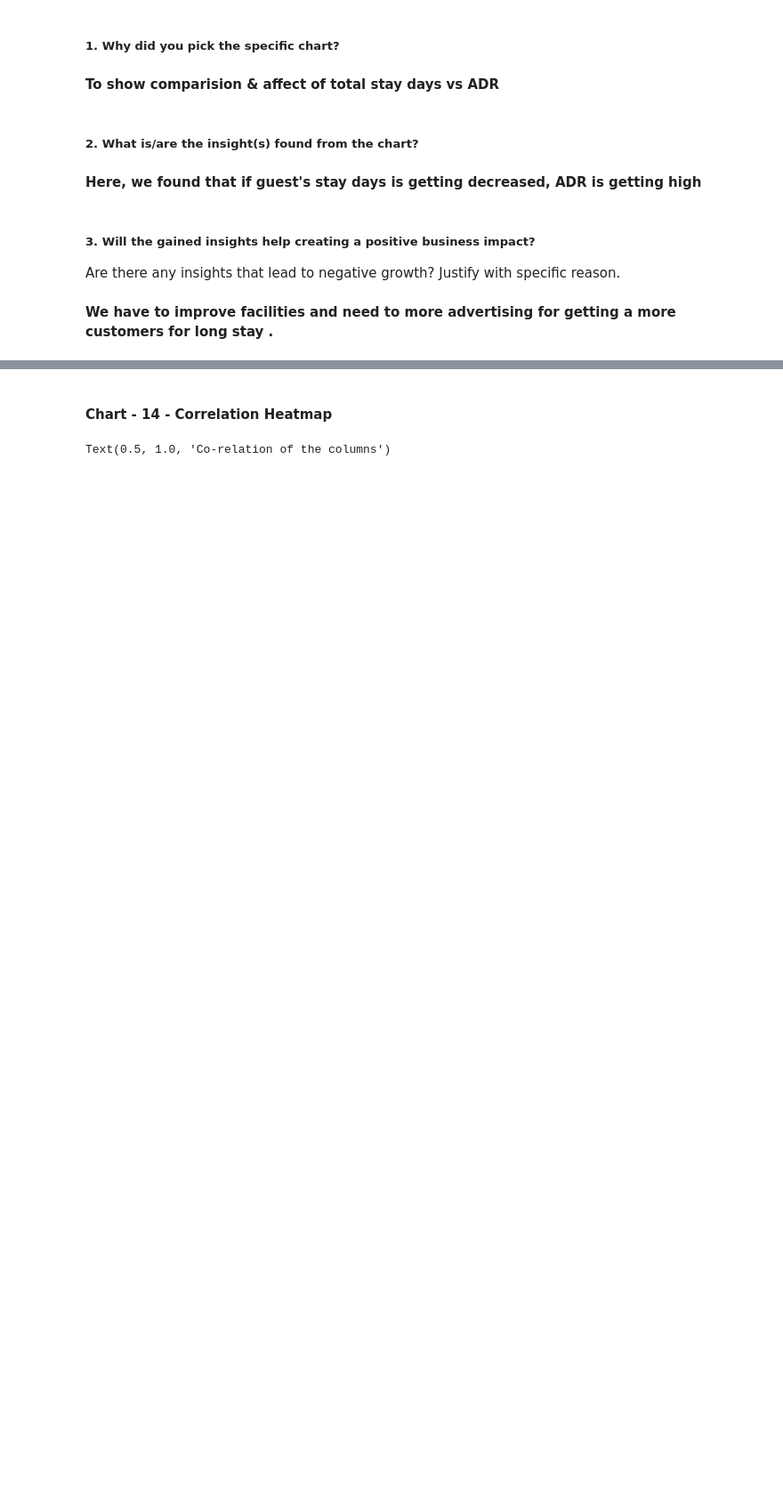
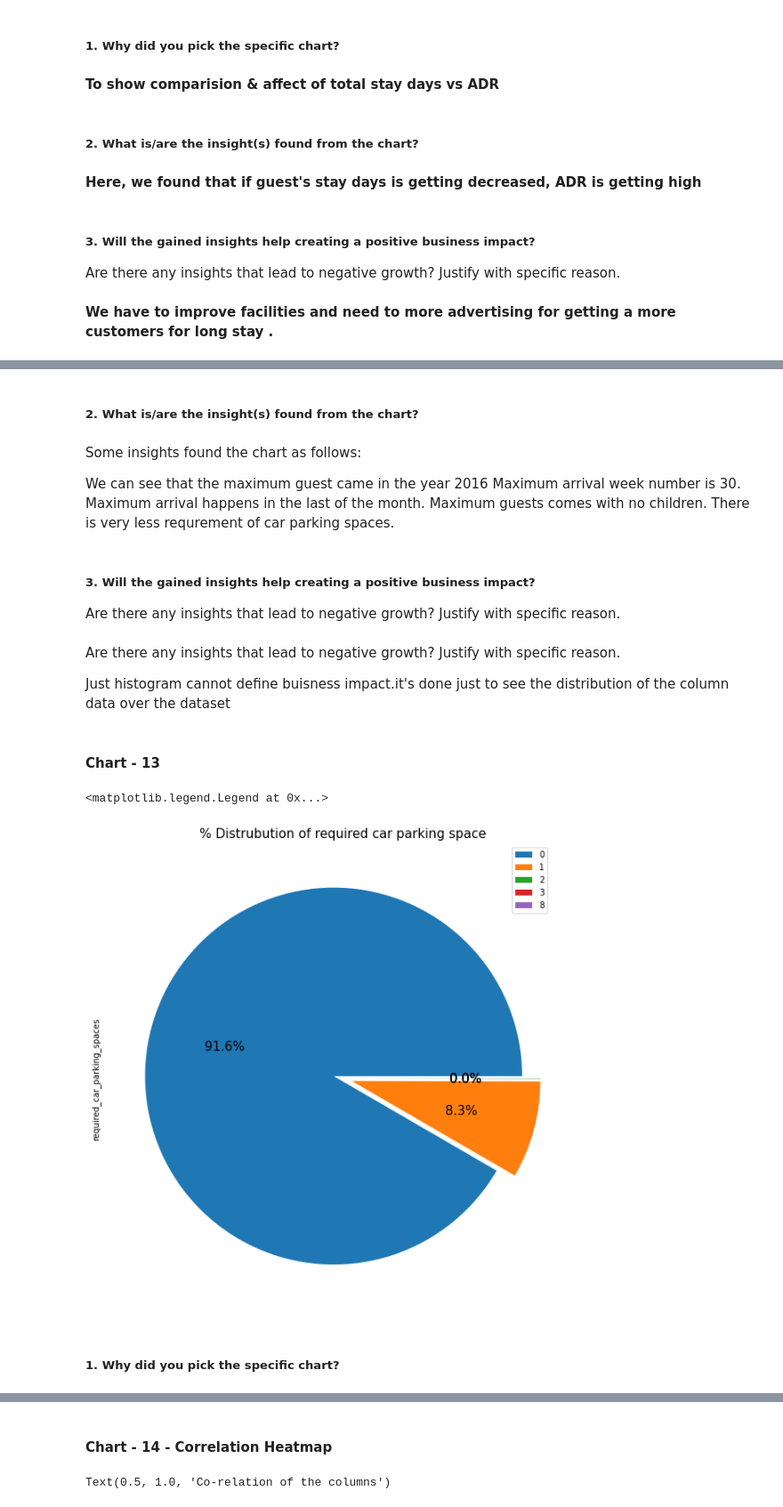
Before and after one commit to cdwowre03/Hotel-Booking-Analysis, a Jupyter notebook: Hotel_booking_Analysis.ipynb, the cells around one changed output, grey strips where cells are left out. Shown at 89% size. Saved outputs shown, nothing was run; the diff lists cells and outputs as text; code cells hidden in the pictures; blank space fills up the shorter version.

```diff
--- a/Hotel_booking_Analysis.ipynb
+++ b/Hotel_booking_Analysis.ipynb
@@ -1021,0 +1035,29 @@ Are there any insights that lead to negative growth? Justify with specific reaso
+# %% [markdown]
+##### 2. What is/are the insight(s) found from the chart?
+# %% [markdown]
+Some insights found the chart as follows:
+
+We can see that the maximum guest came in the year 2016
+Maximum arrival week number is 30.
+Maximum arrival happens in the last of the month.
+Maximum guests comes with no children.
+There is very less requrement of car parking spaces.
+# %% [markdown]
+##### 3. Will the gained insights help creating a positive business impact?
+Are there any insights that lead to negative growth? Justify with specific reason.
+# %% [markdown]
+Are there any insights that lead to negative growth? Justify with specific reason.
+
+Just histogram cannot define buisness impact.it's done just to see the distribution of the column data over the dataset
+# %% [markdown]
+#### Chart - 13
+# %%
+hotel_booking_df['required_car_parking_spaces'].value_counts().plot.pie(explode=[0.05]*5,autopct='%1.1f%%',shadow=False,figsize=(10,14),fontsize=15,labels=None)
+labels=hotel_booking_df['required_car_parking_spaces'].value_counts().index
+plt.title('% Distrubution of required car parking space',fontsize=15)
+plt.legend(bbox_to_anchor=(0.85,1),loc='upper left',labels=labels)
+# %% [output]
+<matplotlib.legend.Legend at 0x...>
+[figure, added]
+# %% [markdown]
+##### 1. Why did you pick the specific chart?
```
Also changed, not shown: parts of 11 cells of this notebook.
